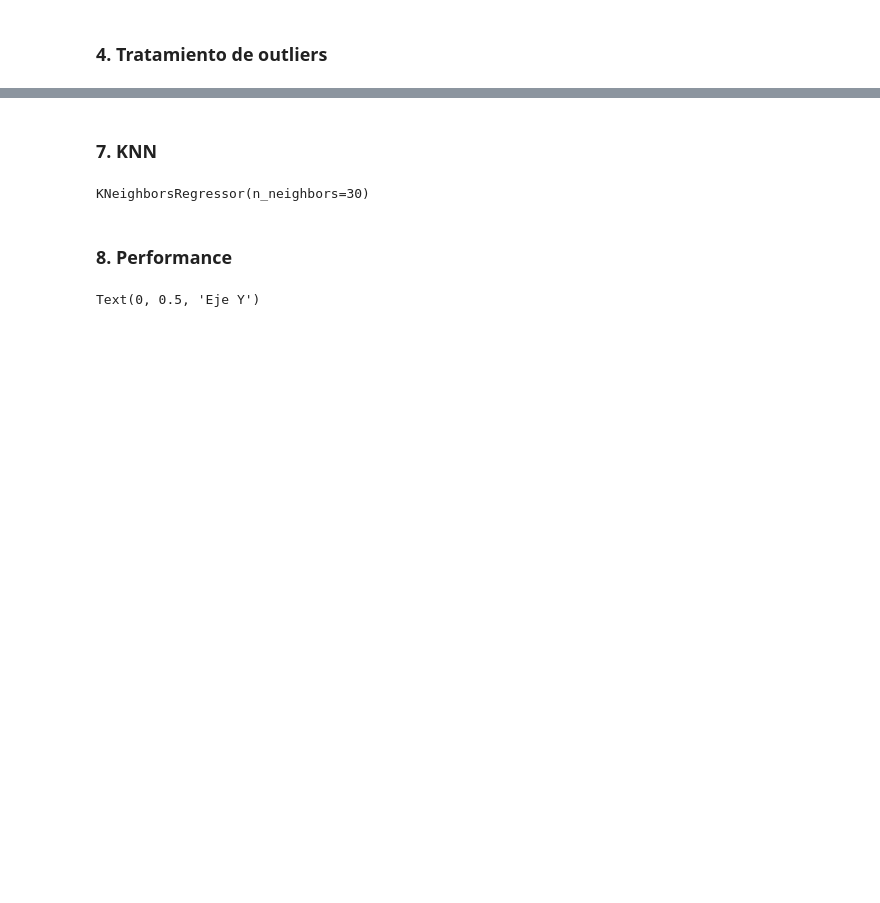
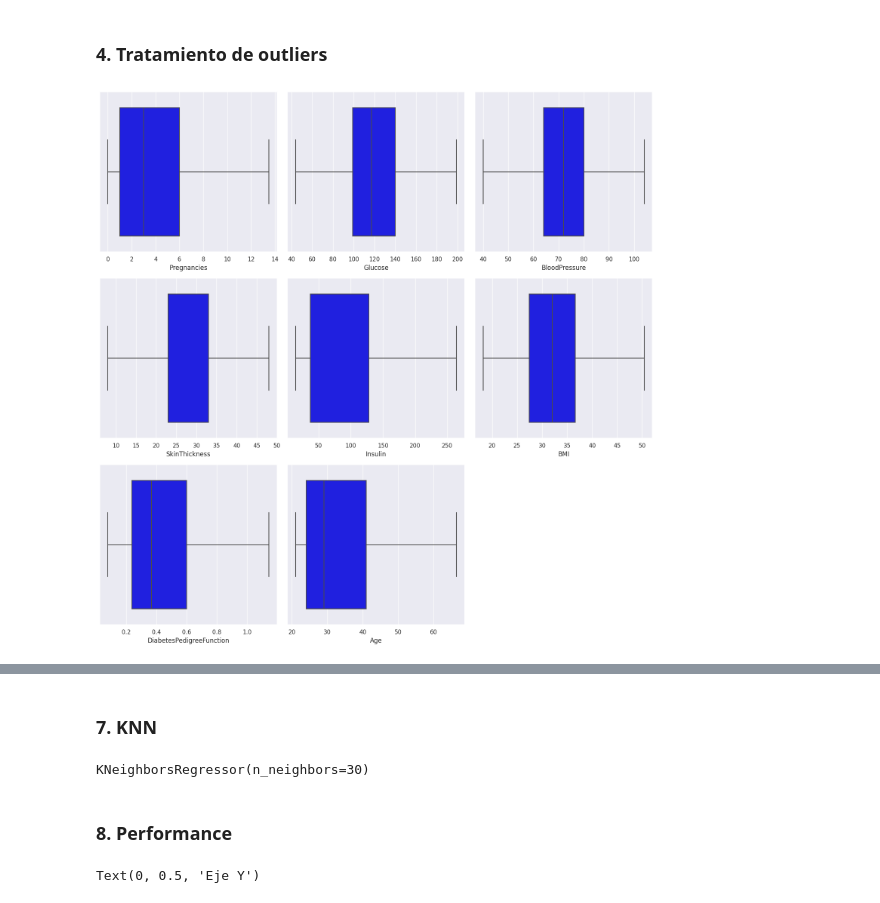
Before and after one commit to davidagapitoq/data_science_for_business_2023, a Jupyter notebook: Supervised_models/KNN/Diabetes_prediction.ipynb, the cells around one changed output, grey strips where cells are left out. Cells and saved outputs as stored; diff of their text form; code cells hidden in the pictures; blank space fills up the shorter version.

```diff
--- a/Supervised_models/KNN/Diabetes_prediction.ipynb
+++ b/Supervised_models/KNN/Diabetes_prediction.ipynb
@@ -138,0 +167,3 @@ data.describe().transpose()
+# %%
+features_with_zero = ['Glucose', 'BloodPressure','SkinThickness','Insulin','BMI']
+print(data[features_with_zero].isin({0}).sum())
@@ -247,0 +288,3 @@ Se realizó el muestre con un 70% para train y 30% para test. Al aplicar stratif
+# %%
+for feature in features_with_zero:
+  train[feature]=train[feature].replace(0,train[feature].median())
@@ -262,0 +306,28 @@ test_treat  =  test_encoded.clip(lower = test_encoded - threshold * std, upper =
+# %%
+# Utilizando el rango intercuartílico (IQR)
+predictors = train.drop('Outcome', axis=1)
+q1 = predictors.quantile(0.25)
+q3 = predictors.quantile(0.75)
+iqr = q3 - q1
+lower_bound = q1 - 1.5 * iqr
+upper_bound = q3 + 1.5 * iqr
+predictors = predictors.clip(lower_bound, upper_bound, axis=1)
+train = pd.concat([predictors, train['Outcome']], axis=1)
+# %%
+### Diagrama de cajas luego del tratamiento
+num_columns = len(train.columns)
+num_rows = (num_columns + 2) // 3
+fig, axes = plt.subplots(num_rows, 3, figsize=(15, 5 * num_rows))
+for i, column in enumerate(train.columns):
+    if train[column].dtype != 'category':
+        row = i // 3
+        col = i % 3
+        ax = axes[row, col]
+        sns.boxplot(x=column, data=train, color='blue', ax=ax)
+        ax.set_xlabel(column)
+empty_ax = axes[-1, -1]
+empty_ax.axis('off')
+plt.tight_layout()
+plt.show()
+# %% [output]
+[figure, added]
```
Also changed, not shown: parts of 29 cells of this notebook.
